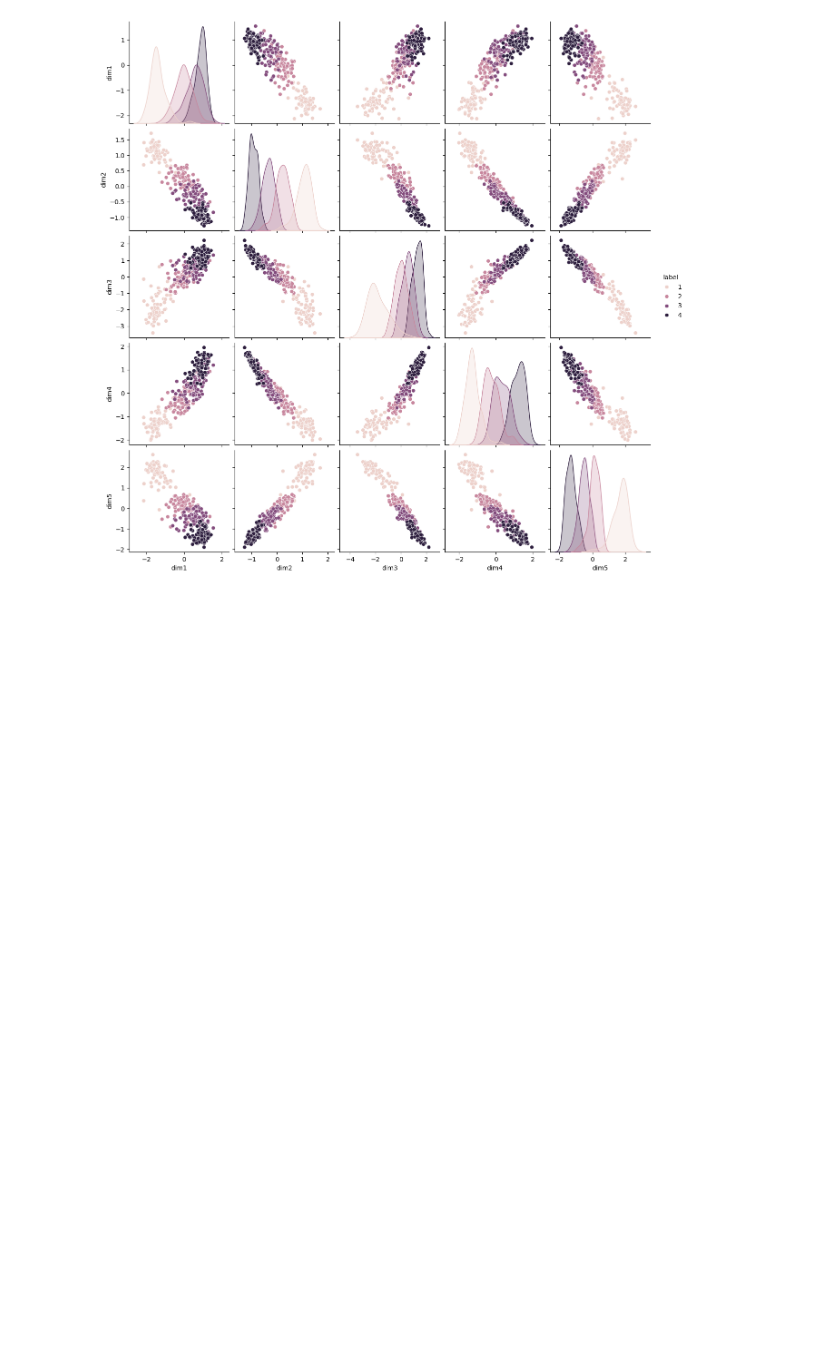
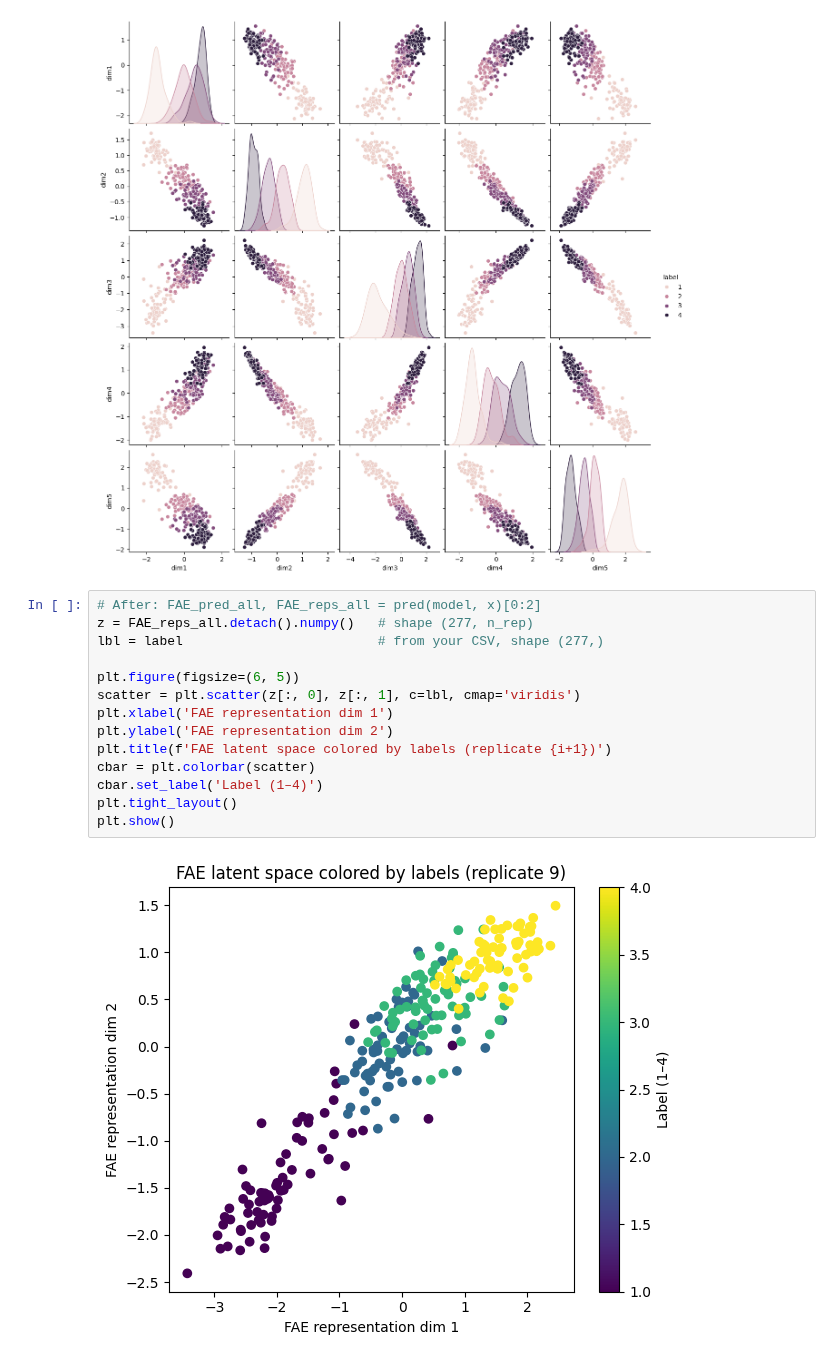
Before and after one commit to mobinapourmoshir/Functional-Autoencoder, a Jupyter notebook: FAE-Regular.ipynb, the cells around one changed output. Saved outputs shown, nothing was run; the diff lists cells and outputs as text; blank space fills up the shorter version.

Commit message:
Plots

```diff
--- a/FAE-Regular.ipynb
+++ b/FAE-Regular.ipynb
@@ -458,3 +458,19 @@ sns.pairplot(df, hue="label")
 plt.show()
 # %% [output]
 [figure]
+# %%
+# After: FAE_pred_all, FAE_reps_all = pred(model, x)[0:2]
+z = FAE_reps_all.detach().numpy()   # shape (277, n_rep)
+lbl = label                         # from your CSV, shape (277,)
+
+plt.figure(figsize=(6, 5))
+scatter = plt.scatter(z[:, 0], z[:, 1], c=lbl, cmap='viridis')
+plt.xlabel('FAE representation dim 1')
+plt.ylabel('FAE representation dim 2')
+plt.title(f'FAE latent space colored by labels (replicate {i+1})')
+cbar = plt.colorbar(scatter)
+cbar.set_label('Label (1–4)')
+plt.tight_layout()
+plt.show()
+# %% [output]
+[figure, added]
```
Also changed, not shown: parts of 1 cell of this notebook, 1 other file.
